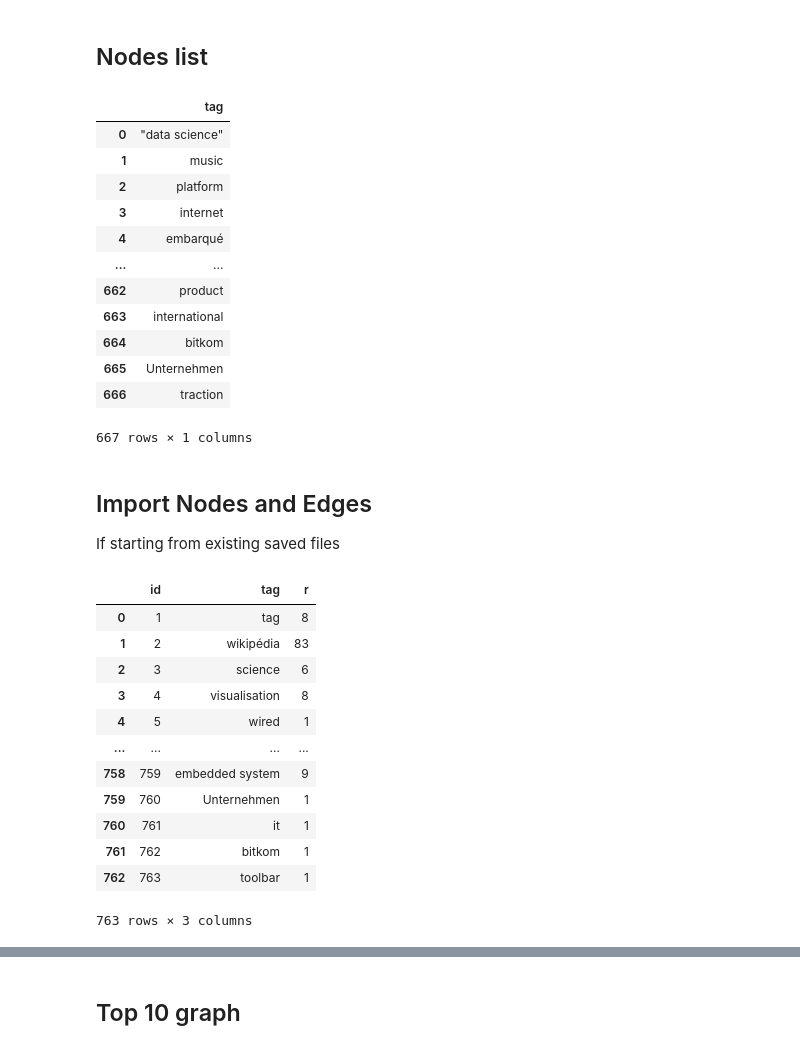
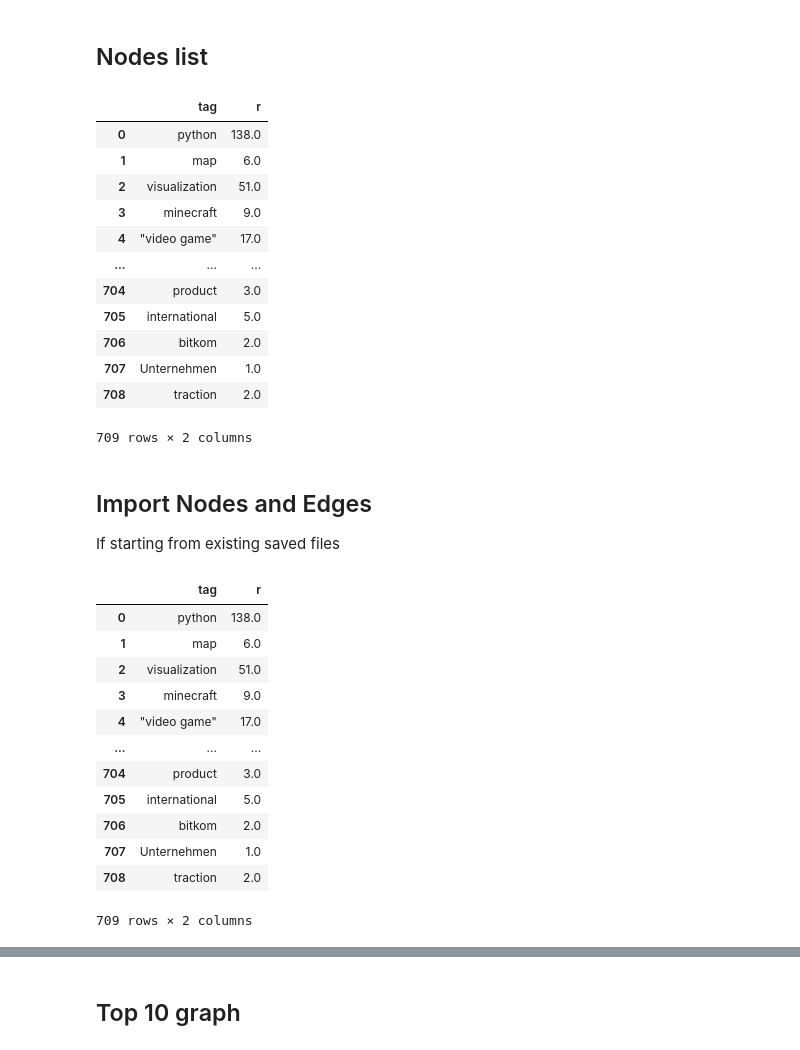
Before and after one commit to slevin48/knowledge, a Jupyter notebook: knowledge.ipynb, the cells around one changed output, grey strips where cells are left out. Saved outputs shown, nothing was run; the diff lists cells and outputs as text; code cells hidden in the pictures.

```diff
--- a/knowledge.ipynb
+++ b/knowledge.ipynb
@@ -269,19 +272,20 @@ edges
 ## Nodes list
 # %%
 nodes = pd.DataFrame(tagslist, columns=["tag"])
+nodes["r"]=Zdiag
 nodes
 # %% [output]
-|  | tag |
-| 0 | "data science" |
-| 1 | music |
-| 2 | platform |
-| 3 | internet |
-| 4 | embarqué |
-| ... | ... |
-| 662 | product |
-| 663 | international |
-| 664 | bitkom |
-| 665 | Unternehmen |
-| 666 | traction |
+|  | tag | r |
+| 0 | python | 138.0 |
+| 1 | map | 6.0 |
+| 2 | visualization | 51.0 |
+| 3 | minecraft | 9.0 |
+| 4 | "video game" | 17.0 |
+| ... | ... | ... |
+| 704 | product | 3.0 |
+| 705 | international | 5.0 |
+| 706 | bitkom | 2.0 |
+| 707 | Unternehmen | 1.0 |
+| 708 | traction | 2.0 |
-667 rows × 1 columns
+709 rows × 2 columns
 # %%
@@ -292,22 +296,23 @@ nodes
 
 If starting from existing saved files
 # %%
-nodes = pd.read_csv('diigo/nodes_diigo.csv')
+import pandas as pd
+nodes = pd.read_csv('diigo/nodes_diigo.csv',index_col="Unnamed: 0")
 nodes
 # %% [output]
-|  | id | tag | r |
-| 0 | 1 | tag | 8 |
-| 1 | 2 | wikipédia | 83 |
-| 2 | 3 | science | 6 |
-| 3 | 4 | visualisation | 8 |
-| 4 | 5 | wired | 1 |
-| ... | ... | ... | ... |
-| 758 | 759 | embedded system | 9 |
-| 759 | 760 | Unternehmen | 1 |
-| 760 | 761 | it | 1 |
-| 761 | 762 | bitkom | 1 |
-| 762 | 763 | toolbar | 1 |
+|  | tag | r |
+| 0 | python | 138.0 |
+| 1 | map | 6.0 |
+| 2 | visualization | 51.0 |
+| 3 | minecraft | 9.0 |
+| 4 | "video game" | 17.0 |
+| ... | ... | ... |
+| 704 | product | 3.0 |
+| 705 | international | 5.0 |
+| 706 | bitkom | 2.0 |
+| 707 | Unternehmen | 1.0 |
+| 708 | traction | 2.0 |
-763 rows × 3 columns
+709 rows × 2 columns
 # %%
 # Filter out the tags that are only used once
 nodes[nodes['r'] == 1]
```
Also changed, not shown: parts of 33 cells of this notebook, 8 other files.
